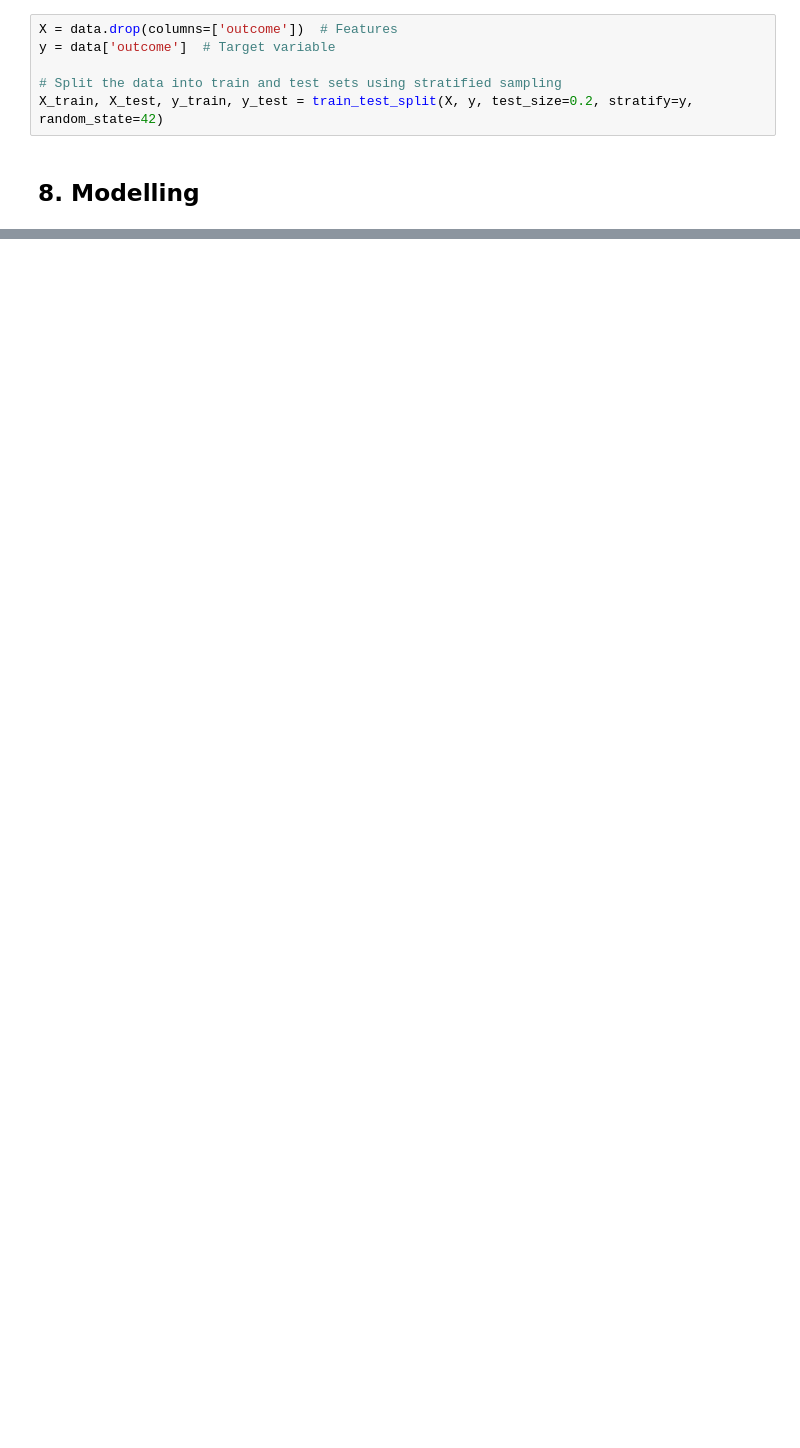
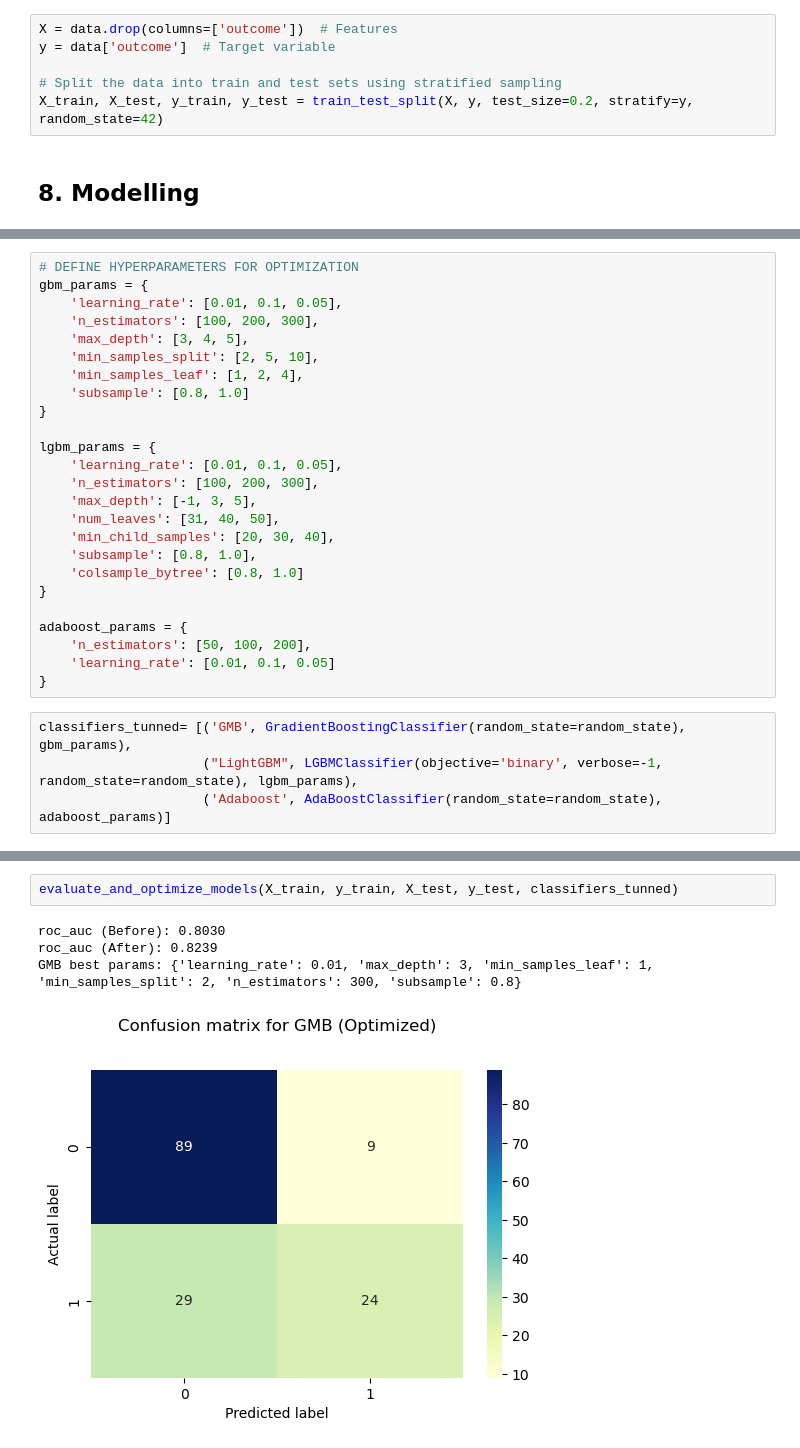
Before and after one commit to mstoychev/Data-Science-Projects, a Jupyter notebook: 3. Pima Indians - Diabetes dataset/Diabetes Dataset - Pima Indians.ipynb, the cells around one changed output, grey strips where cells are left out. Drawn from its saved outputs; the diff is of its cells as text; blank space fills up the shorter version.

```diff
--- a/3. Pima Indians - Diabetes dataset/Diabetes Dataset - Pima Indians.ipynb
+++ b/3. Pima Indians - Diabetes dataset/Diabetes Dataset - Pima Indians.ipynb
@@ -594,0 +742,29 @@ X_train, X_test, y_train, y_test = train_test_split(X, y, test_size=0.2, stratif
+# %%
+# DEFINE HYPERPARAMETERS FOR OPTIMIZATION
+gbm_params = {
+    'learning_rate': [0.01, 0.1, 0.05],
+    'n_estimators': [100, 200, 300],
+    'max_depth': [3, 4, 5],
+    'min_samples_split': [2, 5, 10],
+    'min_samples_leaf': [1, 2, 4],
+    'subsample': [0.8, 1.0]
+}
+
+lgbm_params = {
+    'learning_rate': [0.01, 0.1, 0.05],
+    'n_estimators': [100, 200, 300],
+    'max_depth': [-1, 3, 5],
+    'num_leaves': [31, 40, 50],
+    'min_child_samples': [20, 30, 40],
+    'subsample': [0.8, 1.0],
+    'colsample_bytree': [0.8, 1.0]
+}
+
+adaboost_params = {
+    'n_estimators': [50, 100, 200],
+    'learning_rate': [0.01, 0.1, 0.05]
+}
+# %%
+classifiers_tunned= [('GMB', GradientBoostingClassifier(random_state=random_state), gbm_params),
+                     ("LightGBM", LGBMClassifier(objective='binary', verbose=-1, random_state=random_state), lgbm_params),
+                     ('Adaboost', AdaBoostClassifier(random_state=random_state), adaboost_params)]
@@ -594,0 +826,7 @@ X_train, X_test, y_train, y_test = train_test_split(X, y, test_size=0.2, stratif
+# %%
+evaluate_and_optimize_models(X_train, y_train, X_test, y_test, classifiers_tunned)
+# %% [output]
+roc_auc (Before): 0.8030
+roc_auc (After): 0.8239
+GMB best params: {'learning_rate': 0.01, 'max_depth': 3, 'min_samples_leaf': 1, 'min_samples_split': 2, 'n_estimators': 300, 'subsample': 0.8}
+[figure, added]
```
Also changed, not shown: parts of 17 cells of this notebook.
